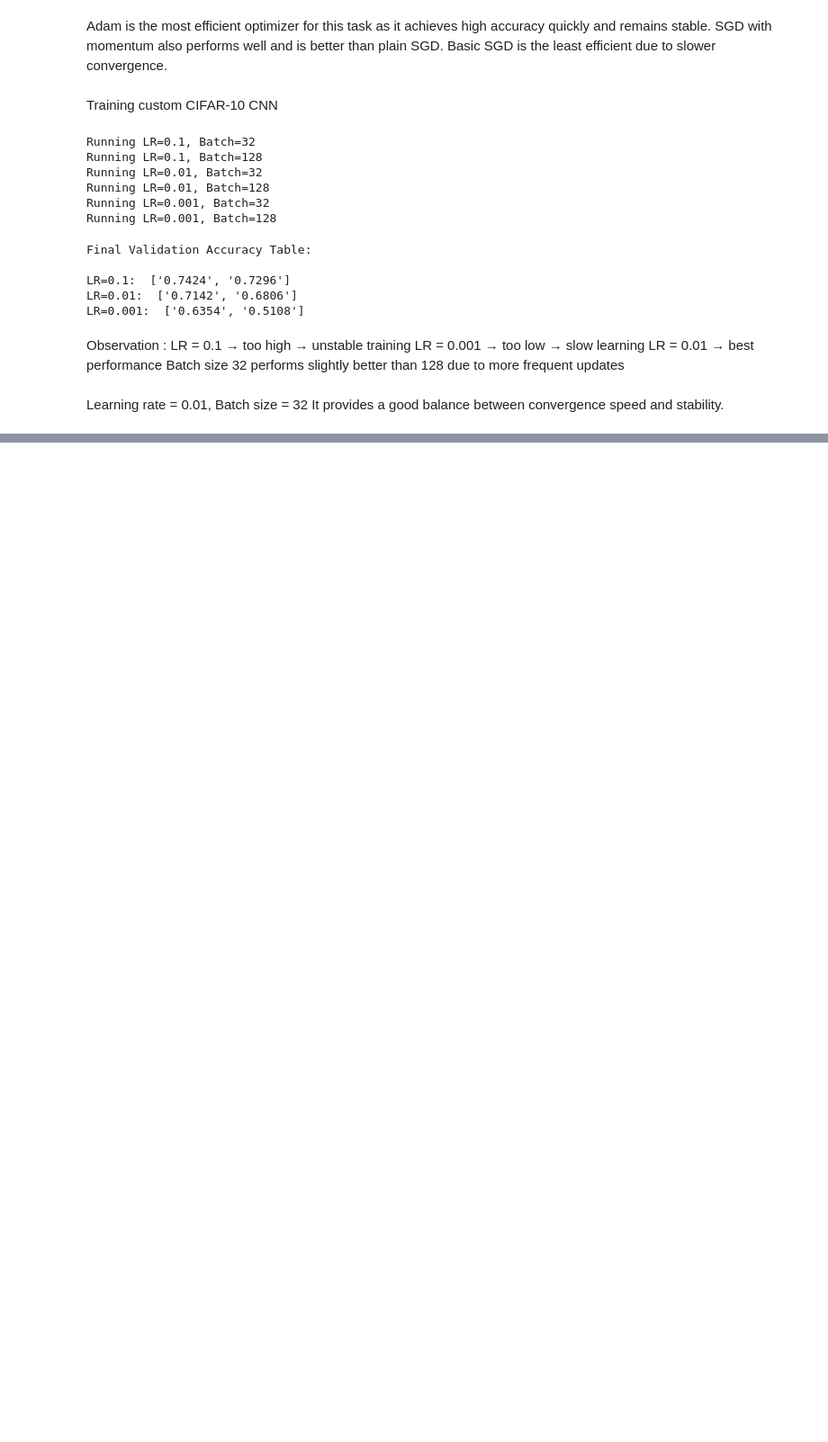
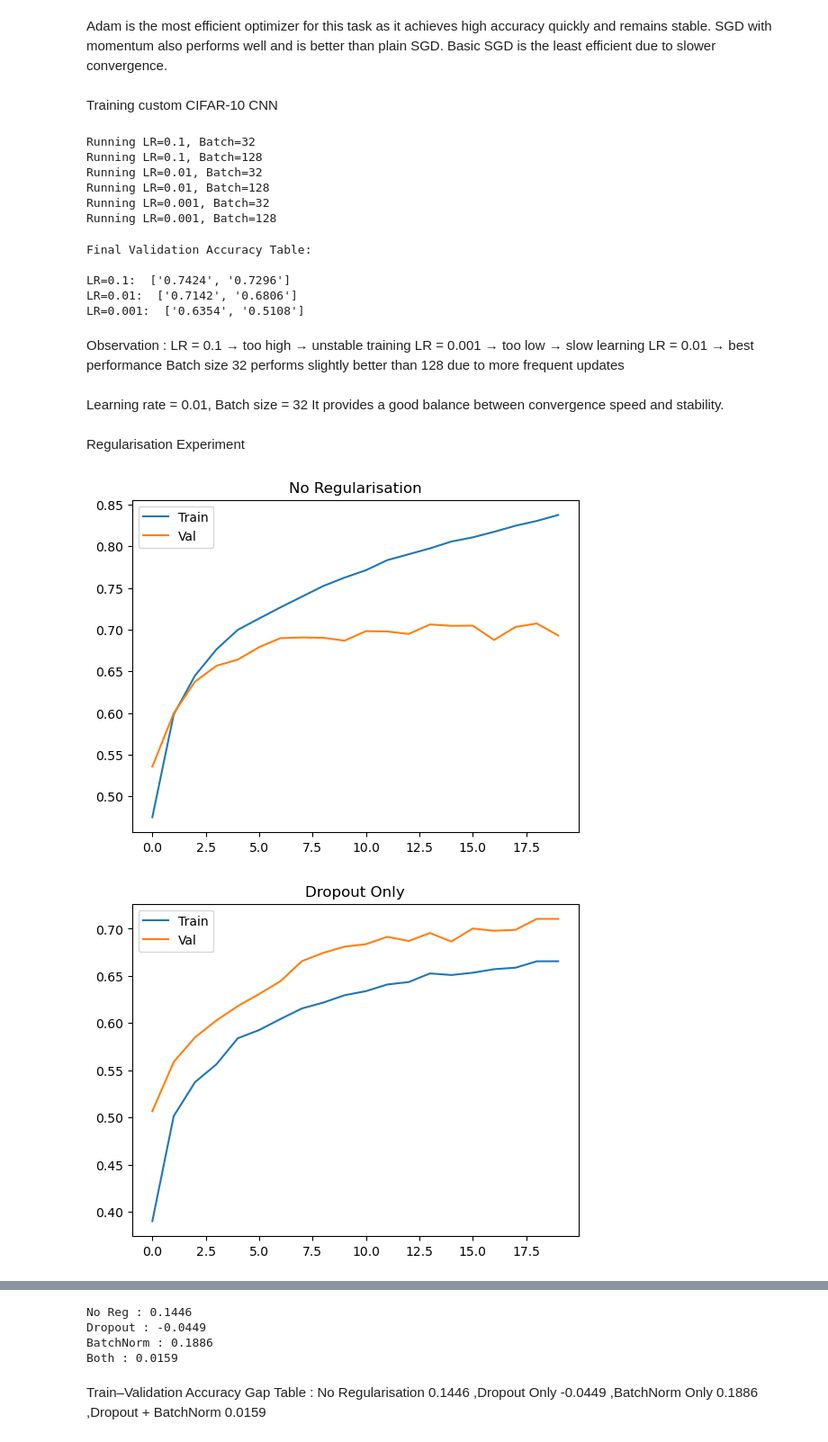
Before and after one commit to ritesh-kr18/CNN_Lab_Work, a Jupyter notebook: 24cd3035_CNN_Lab.ipynb, the cells around one changed output, grey strips where cells are left out. Shown at 90% size. Cells and saved outputs as stored; diff of their text form; code cells hidden in the pictures; blank space fills up the shorter version.

Commit message:
Task 3: regularisation experiment completed with analysis

```diff
--- a/24cd3035_CNN_Lab.ipynb
+++ b/24cd3035_CNN_Lab.ipynb
@@ -897,3 +897,20 @@ Batch size 32 performs slightly better than 128 due to more frequent updates
 # %% [markdown]
 Learning rate = 0.01, Batch size = 32
 It provides a good balance between convergence speed and stability.
+# %% [markdown]
+Regularisation Experiment
+# %%
+from torch.utils.data import DataLoader, random_split
+import torchvision.transforms as transforms
+
+transform = transforms.ToTensor()
+
+dataset = CIFAR10(root="./data", train=True, download=True, transform=transform)
+
+train_size = int(0.9 * len(dataset))
+val_size = len(dataset) - train_size
+
+train_dataset, val_dataset = random_split(dataset, [train_size, val_size])
+
+train_loader = DataLoader(train_dataset, batch_size=64, shuffle=True)
+val_loader = DataLoader(val_dataset, batch_size=64)
@@ -899,0 +1018,21 @@ It provides a good balance between convergence speed and stability.
+# %%
+no_reg = train_variant(False, False)
+dropout_only = train_variant(False, True)
+bn_only = train_variant(True, False)
+both = train_variant(True, True)
+# %%
+def plot(train, val, title):
+    plt.figure()
+    plt.plot(train, label="Train")
+    plt.plot(val, label="Val")
+    plt.title(title)
+    plt.legend()
+    plt.show()
+
+plot(*no_reg, "No Regularisation")
+plot(*dropout_only, "Dropout Only")
+plot(*bn_only, "BatchNorm Only")
+plot(*both, "Dropout + BatchNorm")
+# %% [output]
+[figure, added]
+[figure, added]
@@ -899,0 +1041,21 @@ It provides a good balance between convergence speed and stability.
+# %%
+def gap(result):
+    train, val = result
+    return train[-1] - val[-1]
+
+gaps = {
+    "No Reg": gap(no_reg),
+    "Dropout": gap(dropout_only),
+    "BatchNorm": gap(bn_only),
+    "Both": gap(both)
+}
+
+for k, v in gaps.items():
+    print(k, ":", round(v, 4))
+# %% [output]
+No Reg : 0.1446
+Dropout : -0.0449
+BatchNorm : 0.1886
+Both : 0.0159
+# %% [markdown]
+Train–Validation Accuracy Gap Table : No Regularisation 0.1446 ,Dropout Only -0.0449 ,BatchNorm Only 0.1886 ,Dropout + BatchNorm 0.0159
```
Also changed, not shown: parts of 5 cells of this notebook.
